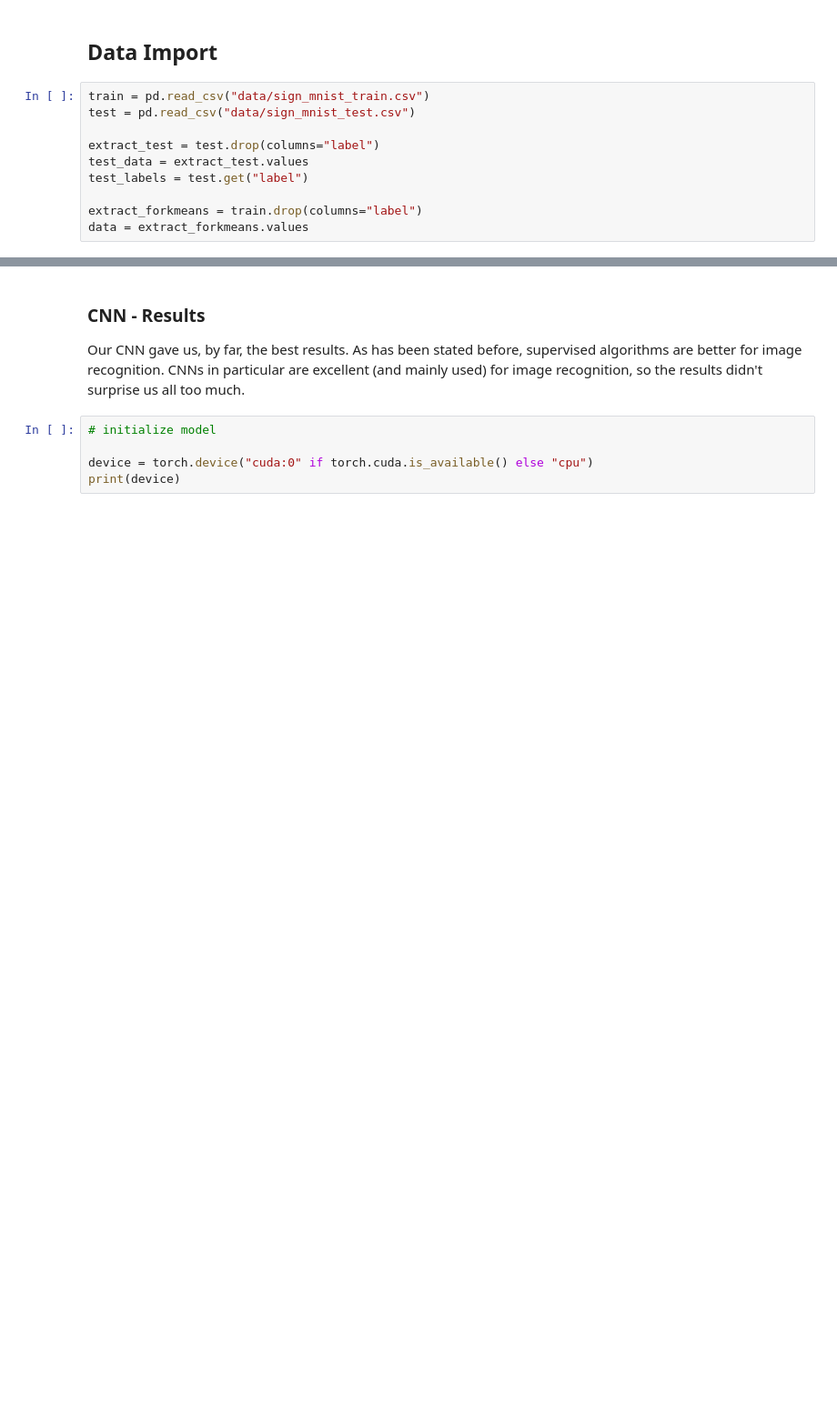
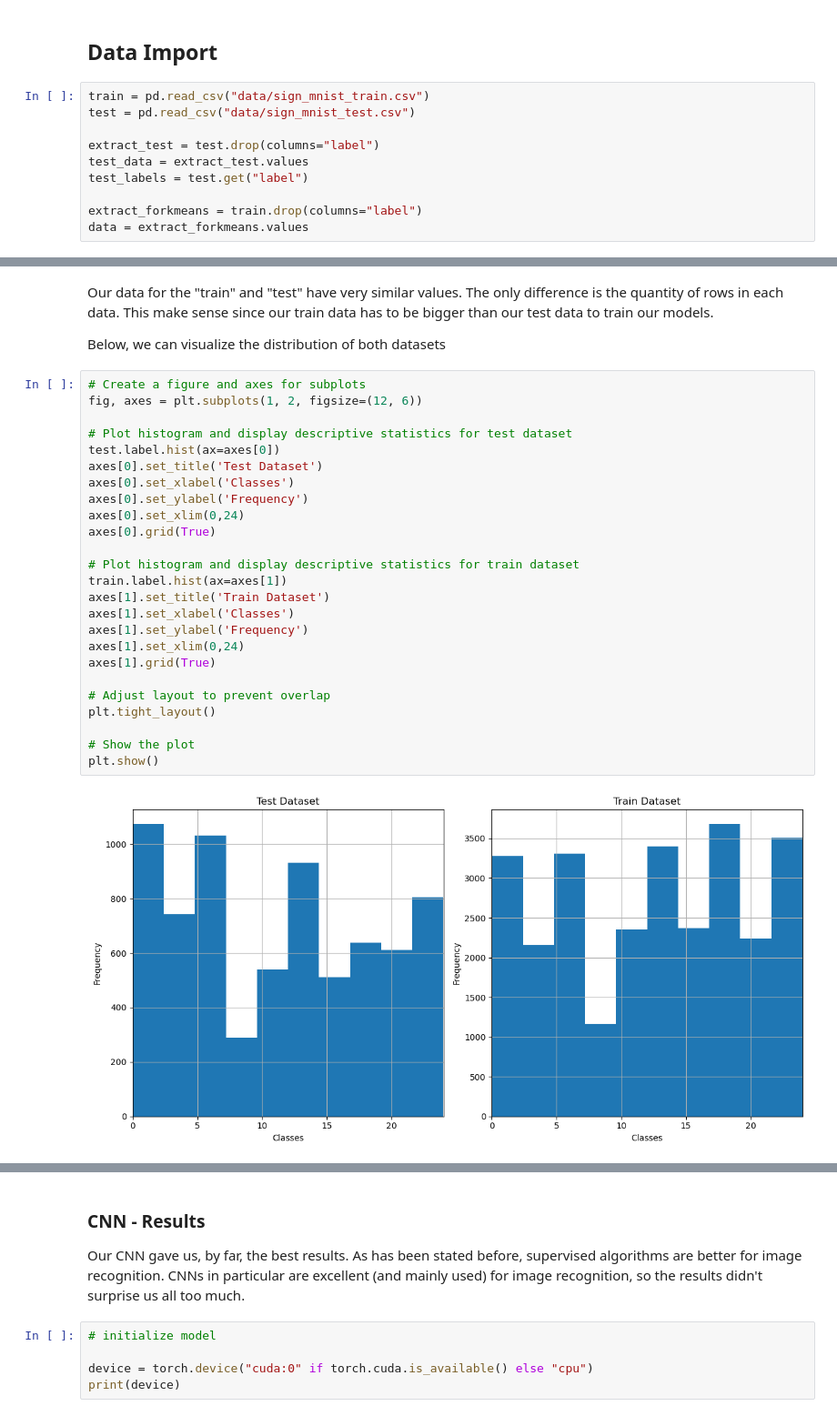
Before and after one commit to albracher/COGS-118B-Final-Project-Template-, a Jupyter notebook: ResultsDiscussion.ipynb, the cells around one changed output, grey strips where cells are left out. Shown: that part at 91% size. Cells and saved outputs as stored; diff of their text form; blank space fills up the shorter version.

```diff
--- a/ResultsDiscussion.ipynb
+++ b/ResultsDiscussion.ipynb
@@ -71,0 +108,31 @@ data = extract_forkmeans.values
+# %% [markdown]
+Our data for the "train" and "test" have very similar values. The only difference is the quantity of rows in each data. This make sense since our train data has to be bigger than our test data to train our models.
+
+Below, we can visualize the distribution of both datasets
+# %%
+# Create a figure and axes for subplots
+fig, axes = plt.subplots(1, 2, figsize=(12, 6))
+
+# Plot histogram and display descriptive statistics for test dataset
+test.label.hist(ax=axes[0])
+axes[0].set_title('Test Dataset')
+axes[0].set_xlabel('Classes')
+axes[0].set_ylabel('Frequency')
+axes[0].set_xlim(0,24)
+axes[0].grid(True)
+
+# Plot histogram and display descriptive statistics for train dataset
+train.label.hist(ax=axes[1])
+axes[1].set_title('Train Dataset')
+axes[1].set_xlabel('Classes')
+axes[1].set_ylabel('Frequency')
+axes[1].set_xlim(0,24)
+axes[1].grid(True)
+
+# Adjust layout to prevent overlap
+plt.tight_layout()
+
+# Show the plot
+plt.show()
+# %% [output]
+[figure, added]
```
Also changed, not shown: parts of 12 cells of this notebook.
